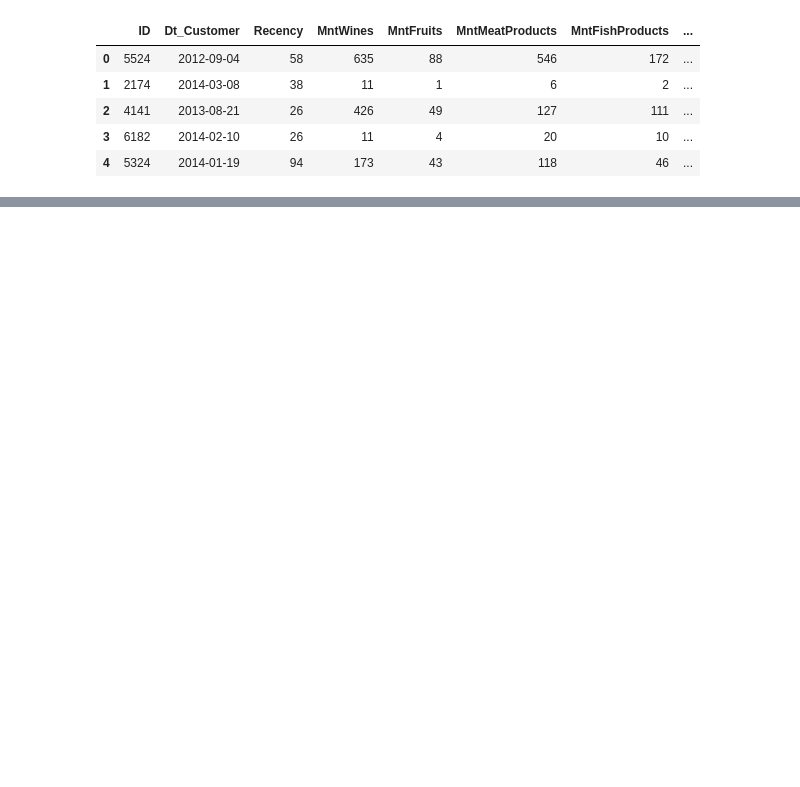
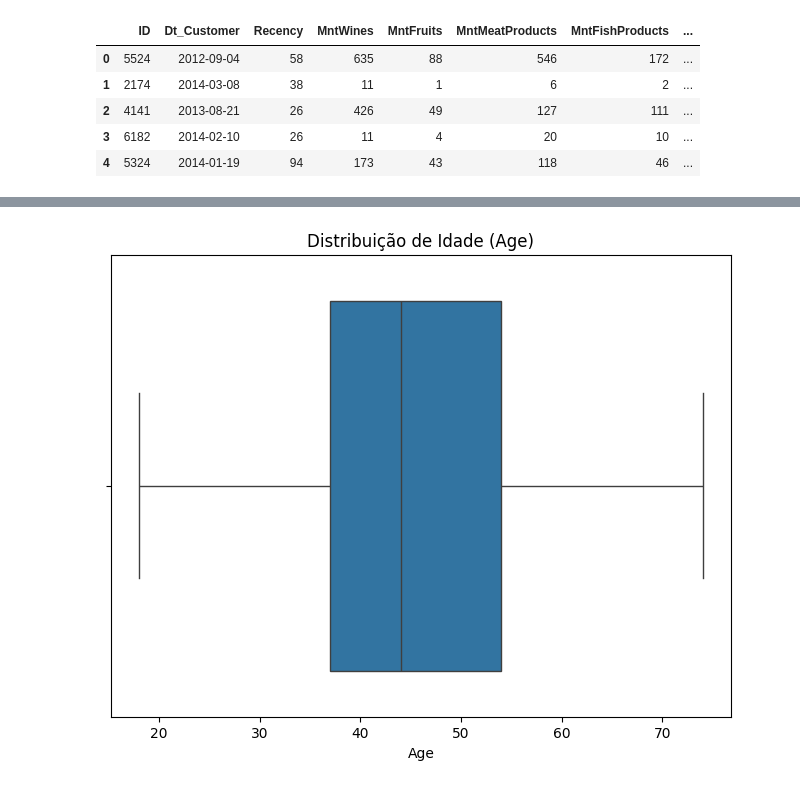
Before and after one commit to jjofilho/case_ifood_aulas, a Jupyter notebook: aula_08_ifood.ipynb, the cells around one changed output, grey strips where cells are left out. Saved outputs shown, nothing was run; the diff lists cells and outputs as text; code cells hidden in the pictures; blank space fills up the shorter version.

```diff
--- a/aula_08_ifood.ipynb
+++ b/aula_08_ifood.ipynb
@@ -289,0 +262,12 @@ Name: count, dtype: int64
+# %%
+# equilibrando os outliers com a média Age
+age_below = df_total_respondentes.loc[df_total_respondentes['Age'] < 80, 'Age'].mean()
+df_total_respondentes.loc[df_total_respondentes['Age'] > 80, 'Age'] = age_below
+# %%
+# gráfico para verificação sem outliers em "Age"
+plt.figure(figsize=(8, 6))
+sns.boxplot(x=df_total_respondentes['Age'])
+plt.title('Distribuição de Idade (Age)')
+plt.show()
+# %% [output]
+[figure, added]
```
Also changed, not shown: parts of 52 cells of this notebook, 1 other file.
